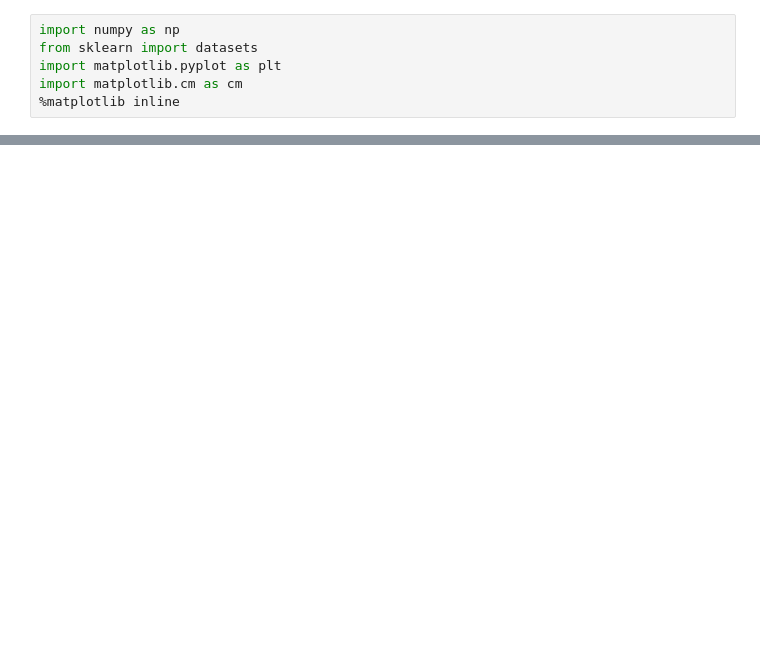
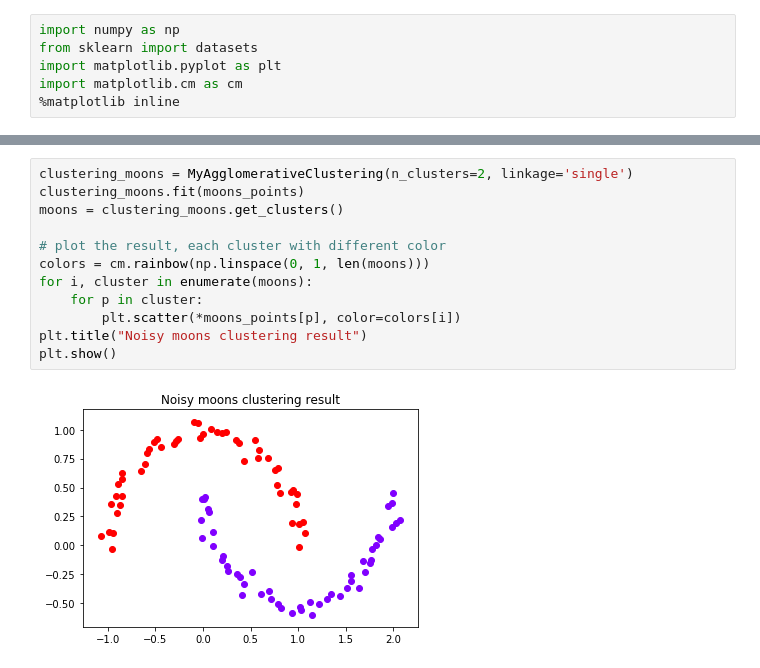
Before and after one commit to iampeixuan/hierarchical_clustering, a Jupyter notebook: clustering_visualization.ipynb, the cells around one changed output, grey strips where cells are left out. Cells and saved outputs as stored; diff of their text form; blank space fills up the shorter version.

```diff
--- a/clustering_visualization.ipynb
+++ b/clustering_visualization.ipynb
@@ -44,0 +78,14 @@ for i, cluster in enumerate(clusters):
+# %%
+clustering_moons = MyAgglomerativeClustering(n_clusters=2, linkage='single')
+clustering_moons.fit(moons_points)
+moons = clustering_moons.get_clusters()
+
+# plot the result, each cluster with different color
+colors = cm.rainbow(np.linspace(0, 1, len(moons)))
+for i, cluster in enumerate(moons):
+    for p in cluster:
+        plt.scatter(*moons_points[p], color=colors[i])
+plt.title("Noisy moons clustering result")
+plt.show()
+# %% [output]
+[figure, added]
```
Also changed, not shown: parts of 8 cells of this notebook.
